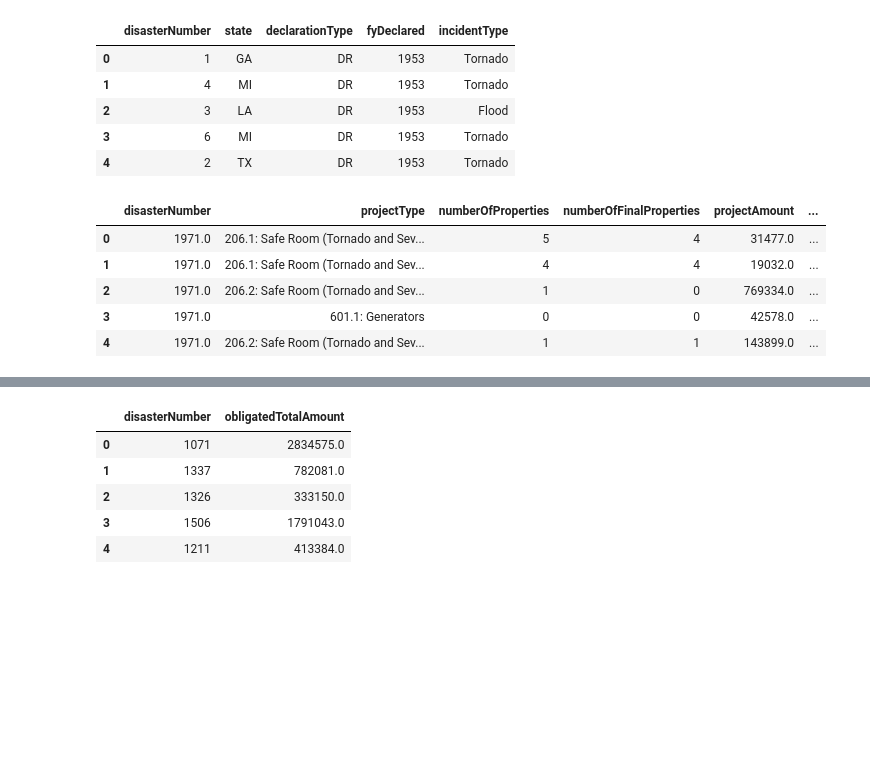
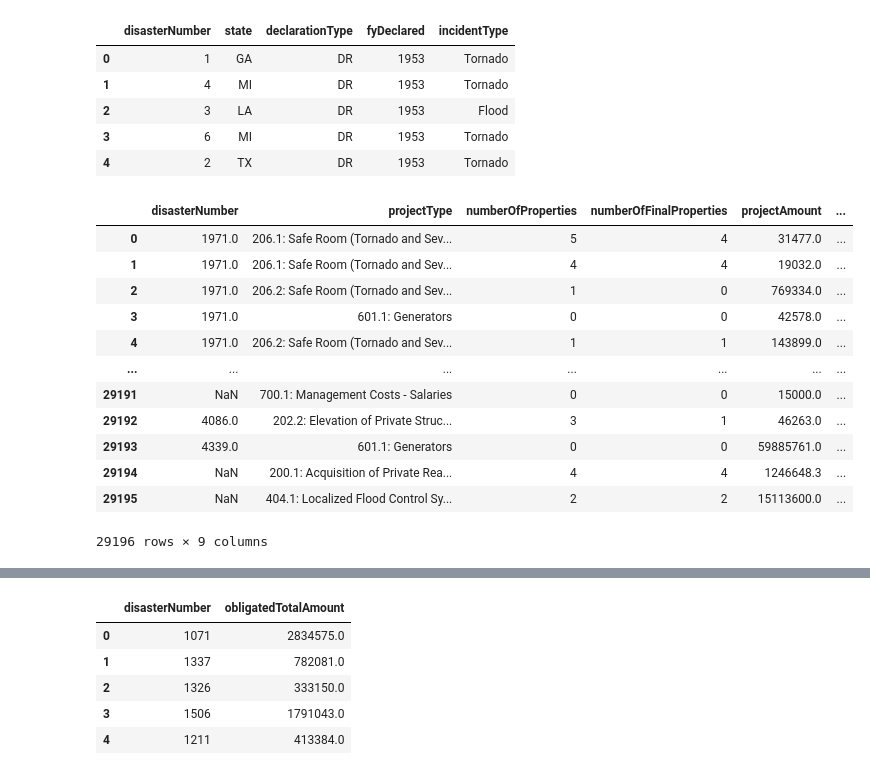
Before and after one commit to anPerger/project-1, a Jupyter notebook: Cleaning Data.ipynb, the cells around one changed output, grey strips where cells are left out. Saved outputs shown, nothing was run; the diff lists cells and outputs as text; code cells hidden in the pictures; blank space fills up the shorter version.

```diff
--- a/Cleaning Data.ipynb
+++ b/Cleaning Data.ipynb
@@ -26,15 +26,22 @@ disaster_sum_clean.head()
 # %%
 #Hazard Mitigation Assistance Projects - disasterNumber, projectType, numberOfProperties, numberOfFinalProperties, projectAmount, federalShareObligated, benefitCostRatio, netValueBenefits
 haz_project = pd.read_csv('HazardMitigationAssistanceProjects.csv')
 haz_project_clean = haz_project[['disasterNumber', 'projectType', 'numberOfProperties', 'numberOfFinalProperties', 'projectAmount', 'federalShareObligated', 'benefitCostRatio', 'netValueBenefits', 'projectIdentifier']]
-haz_project_clean.head()
+haz_project_clean
 # %% [output]
 |  | disasterNumber | projectType | numberOfProperties | numberOfFinalProperties | projectAmount | ... |
 | 0 | 1971.0 | 206.1: Safe Room (Tornado and Sev... | 5 | 4 | 31477.0 | ... |
 | 1 | 1971.0 | 206.1: Safe Room (Tornado and Sev... | 4 | 4 | 19032.0 | ... |
 | 2 | 1971.0 | 206.2: Safe Room (Tornado and Sev... | 1 | 0 | 769334.0 | ... |
 | 3 | 1971.0 | 601.1: Generators | 0 | 0 | 42578.0 | ... |
 | 4 | 1971.0 | 206.2: Safe Room (Tornado and Sev... | 1 | 1 | 143899.0 | ... |
+| ... | ... | ... | ... | ... | ... | ... |
+| 29191 | NaN | 700.1: Management Costs - Salaries | 0 | 0 | 15000.0 | ... |
+| 29192 | 4086.0 | 202.2: Elevation of Private Struc... | 3 | 1 | 46263.0 | ... |
+| 29193 | 4339.0 | 601.1: Generators | 0 | 0 | 59885761.0 | ... |
+| 29194 | NaN | 200.1: Acquisition of Private Rea... | 4 | 4 | 1246648.3 | ... |
+| 29195 | NaN | 404.1: Localized Flood Control Sy... | 2 | 2 | 15113600.0 | ... |
+29196 rows × 9 columns
 # %%
 disaster_projects = pd.merge(haz_project_clean, disaster_sum_clean, on='disasterNumber')
 disaster_summary = disaster_projects.groupby(['state','incidentType', 'disasterNumber', 'projectIdentifier']).mean()
```
Also changed, not shown: parts of 8 cells of this notebook.
